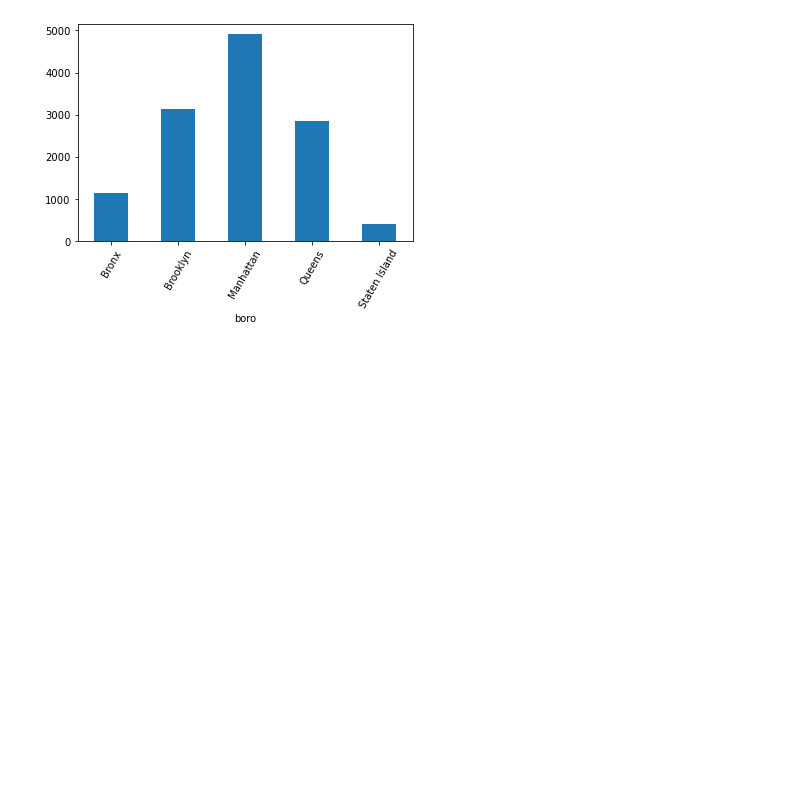
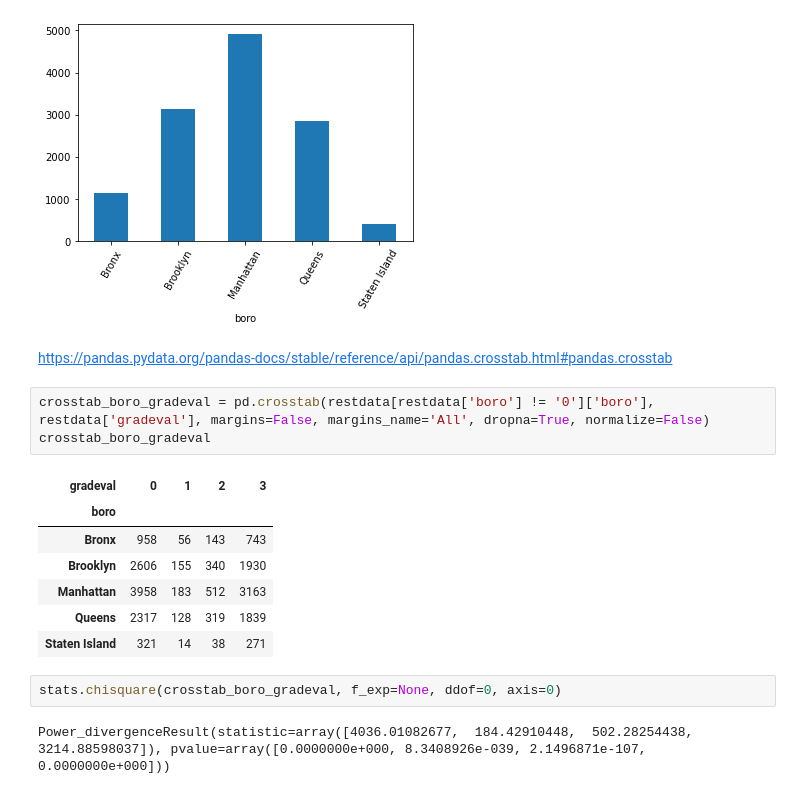
Before and after one commit to CBanalyst10/NYCrestaurantsAnalysis, a Jupyter notebook: a02_DOHMH_RestaurantRatingAnalysis.ipynb, the cells around one changed output. Cells and saved outputs as stored; diff of their text form; blank space fills up the shorter version.

```diff
--- a/a02_DOHMH_RestaurantRatingAnalysis.ipynb
+++ b/a02_DOHMH_RestaurantRatingAnalysis.ipynb
@@ -588,3 +588,20 @@ restdata.groupby('boro')['camis'].nunique().drop(labels='0').plot.bar(rot=60)
 # %% [output]
 <AxesSubplot:xlabel='boro'>
 [figure]
+# %% [markdown]
+https://pandas.pydata.org/pandas-docs/stable/reference/api/pandas.crosstab.html#pandas.crosstab
+# %%
+crosstab_boro_gradeval = pd.crosstab(restdata[restdata['boro'] != '0']['boro'], restdata['gradeval'], margins=False, margins_name='All', dropna=True, normalize=False)
+crosstab_boro_gradeval
+# %% [output]
+| gradeval | 0 | 1 | 2 | 3 |
+| boro |  |  |  |  |
+| Bronx | 958 | 56 | 143 | 743 |
+| Brooklyn | 2606 | 155 | 340 | 1930 |
+| Manhattan | 3958 | 183 | 512 | 3163 |
+| Queens | 2317 | 128 | 319 | 1839 |
+| Staten Island | 321 | 14 | 38 | 271 |
+# %%
+stats.chisquare(crosstab_boro_gradeval, f_exp=None, ddof=0, axis=0)
+# %% [output]
+Power_divergenceResult(statistic=array([4036.01082677,  184.42910448,  502.28254438, 3214.88598037]), pvalue=array([0.0000000e+000, 8.3408926e-039, 2.1496871e-107, 0.0000000e+000]))
```
Also changed, not shown: parts of 25 cells of this notebook.
